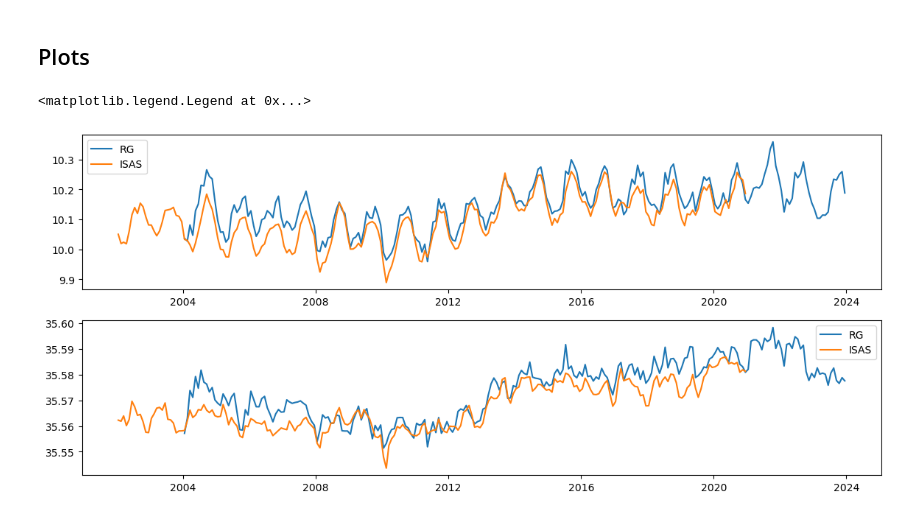
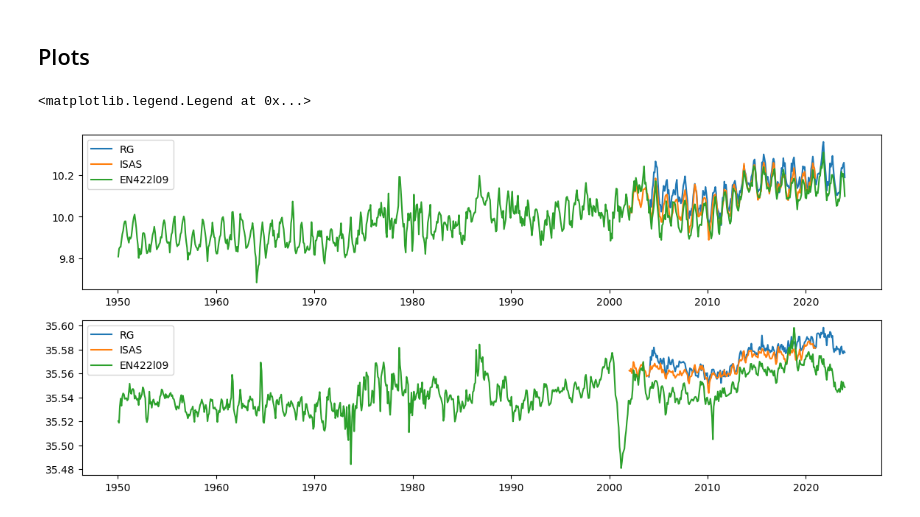
Before and after one commit to PedroVelez/ComparisonClimatologies, a Jupyter notebook: Compare_24N.ipynb, the cells around one changed output. Cells and saved outputs as stored; diff of their text form; code cells hidden in the pictures.

```diff
--- a/Compare_24N.ipynb
+++ b/Compare_24N.ipynb
@@ -20,2 +26,3 @@ RG = xr.open_dataset('./Data/RG_interp_24N.nc')
 # %%
 ISAS = xr.open_dataset('./Data/ISAS20_interp_24N.nc')
+ISAS = ISAS.assign_coords(pre=sw.pres(ISAS.depth,24.5))
@@ -27,0 +31,6 @@ Hay que psar a pressure los niveles de ISAS
+# %%
+EN422l09 = xr.open_dataset('./Data/EN422l09_interp_24N.nc')
+EN422l09_2000 = EN422l09.interp(depth = np.arange(10,1900,10), method="linear")
+# %%
+EN422g10 = xr.open_dataset('./Data/EN422g10_interp_24N.nc')
+EN422g10_2000 = EN422l09.interp(depth = np.arange(10,1900,10), method="linear")
@@ -28,15 +42,20 @@ Hay que psar a pressure los niveles de ISAS
 # %% [markdown]
 ## Plots
 # %%
-ig, ax = plt.subplots(2,1,figsize = (14,6))
+ig, ax = plt.subplots(2,1,figsize = (14,8))
 
 ax[0].plot(RG_2000.time,RG_2000.temperature.mean('pre').mean('lon'), label='RG')
 ax[0].plot(ISAS_2000.time,ISAS_2000.temperature.mean('depth').mean('lon'), label='ISAS')
+ax[0].plot(EN422l09_2000.time,-273+EN422l09_2000.temperature.mean('depth').mean('lon'), label='EN422l09')
+ax[0].plot(EN422g10_2000.time,-273+EN422g10_2000.temperature.mean('depth').mean('lon'), label='EN422g10')
 ax[0].legend()
 
 ax[1].plot(RG_2000.time,RG_2000.salinity.mean('pre').mean('lon'), label='RG')
 ax[1].plot(ISAS_2000.time,ISAS_2000.salinity.mean('depth').mean('lon'), label='ISAS')
+ax[1].plot(EN422l09_2000.time,EN422l09_2000.salinity.mean('depth').mean('lon'), label='EN422l09')
+ax[1].plot(EN422g10_2000.time,EN422g10_2000.salinity.mean('depth').mean('lon'), label='EN422g10')
+
 ax[1].legend()
 # %% [output]
 <matplotlib.legend.Legend at 0x...>
-[figure, old version]
+[figure, new version]
```
Also changed, not shown: parts of 5 cells of this notebook, 5 other files.
